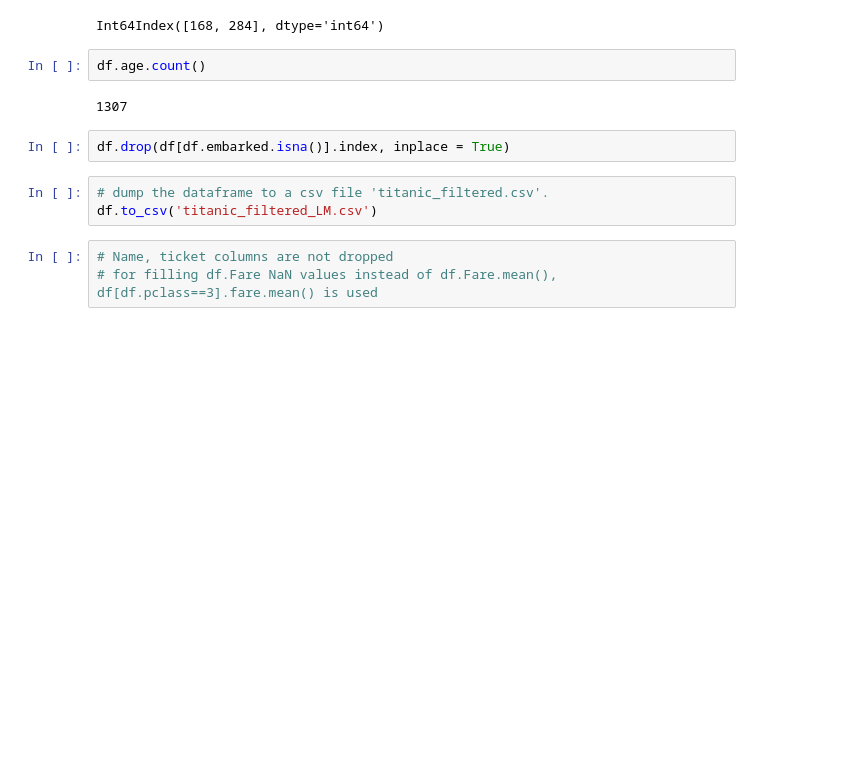
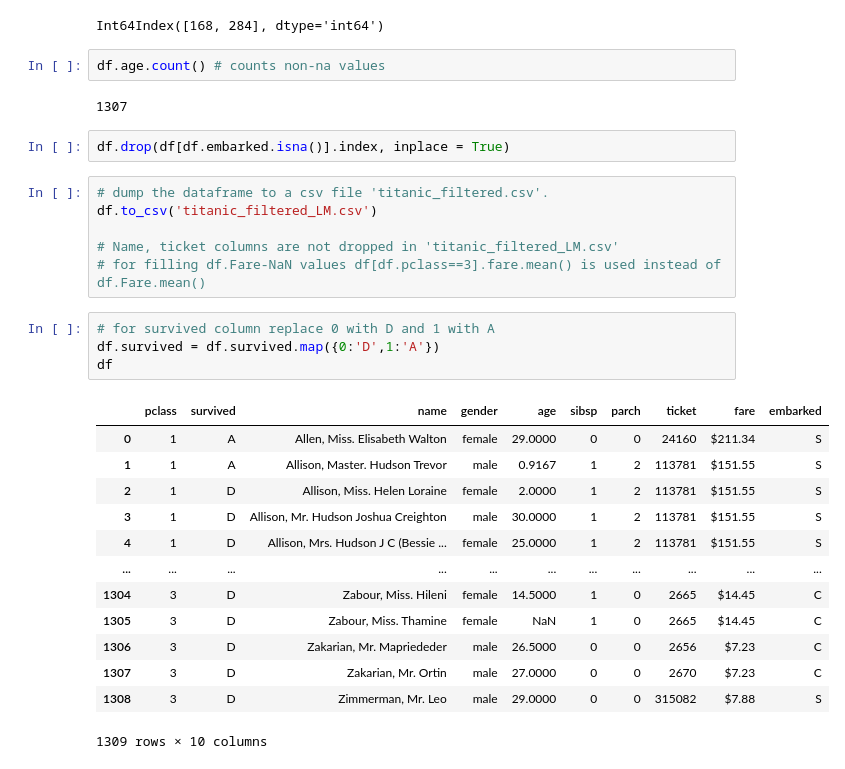
Before and after one commit to leangaurav/dsc_weekennd_2020_08_30, a Jupyter notebook: Assignments/Lino/Titanic/AssignmentTitanic1Pandas.ipynb, the cells around one changed output. Cells and saved outputs as stored; diff of their text form; blank space fills up the shorter version.

Commit message:
Titanic and Immigrants assignment

```diff
--- a/Assignments/Lino/Titanic/AssignmentTitanic1Pandas.ipynb
+++ b/Assignments/Lino/Titanic/AssignmentTitanic1Pandas.ipynb
@@ -292,7 +323,7 @@ df[df.embarked.isna()].index
 # %% [output]
 Int64Index([168, 284], dtype='int64')
 # %%
-df.age.count()
+df.age.count() # counts non-na values
 # %% [output]
 1307
 # %%
@@ -300,6 +331,24 @@ df.drop(df[df.embarked.isna()].index, inplace = True)
 # %%
 # dump the dataframe to a csv file 'titanic_filtered.csv'.
 df.to_csv('titanic_filtered_LM.csv')
+
+# Name, ticket columns are not dropped in 'titanic_filtered_LM.csv'
+# for filling df.Fare-NaN values df[df.pclass==3].fare.mean() is used instead of df.Fare.mean()
-# %%
-# Name, ticket columns are not dropped
-# for filling df.Fare NaN values instead of df.Fare.mean(), df[df.pclass==3].fare.mean() is used
+# %%
+# for survived column replace 0 with D and 1 with A
+df.survived = df.survived.map({0:'D',1:'A'})
+df
+# %% [output]
+|  | pclass | survived | name | gender | age | sibsp | parch | ticket | fare | embarked |
+| 0 | 1 | A | Allen, Miss. Elisabeth Walton | female | 29.0000 | 0 | 0 | 24160 | $211.34 | S |
+| 1 | 1 | A | Allison, Master. Hudson Trevor | male | 0.9167 | 1 | 2 | 113781 | $151.55 | S |
+| 2 | 1 | D | Allison, Miss. Helen Loraine | female | 2.0000 | 1 | 2 | 113781 | $151.55 | S |
+| 3 | 1 | D | Allison, Mr. Hudson Joshua Creighton | male | 30.0000 | 1 | 2 | 113781 | $151.55 | S |
+| 4 | 1 | D | Allison, Mrs. Hudson J C (Bessie ... | female | 25.0000 | 1 | 2 | 113781 | $151.55 | S |
+| ... | ... | ... | ... | ... | ... | ... | ... | ... | ... | ... |
+| 1304 | 3 | D | Zabour, Miss. Hileni | female | 14.5000 | 1 | 0 | 2665 | $14.45 | C |
+| 1305 | 3 | D | Zabour, Miss. Thamine | female | NaN | 1 | 0 | 2665 | $14.45 | C |
+| 1306 | 3 | D | Zakarian, Mr. Mapriededer | male | 26.5000 | 0 | 0 | 2656 | $7.23 | C |
+| 1307 | 3 | D | Zakarian, Mr. Ortin | male | 27.0000 | 0 | 0 | 2670 | $7.23 | C |
+| 1308 | 3 | D | Zimmerman, Mr. Leo | male | 29.0000 | 0 | 0 | 315082 | $7.88 | S |
+1309 rows × 10 columns
```
Also changed, not shown: parts of 34 cells of this notebook, 8 other files.
